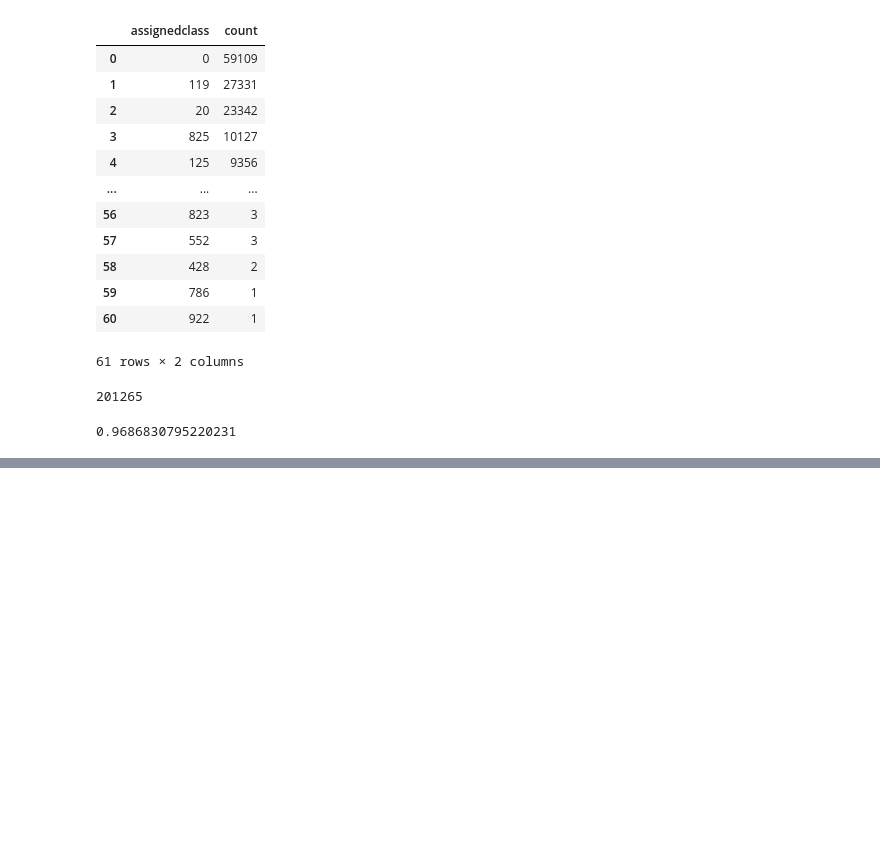
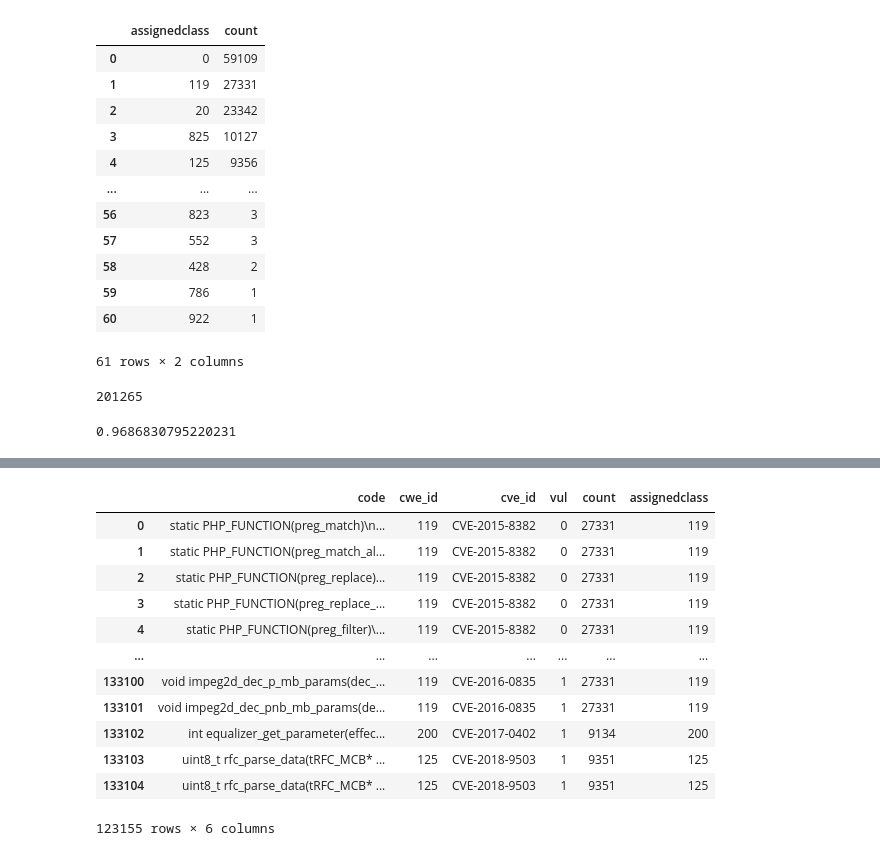
Before and after one commit to seunghee6022/TransVulDet, a Jupyter notebook: data_preprocessing/assign_cwes_ii.ipynb, the cells around one changed output, grey strips where cells are left out. Saved outputs shown, nothing was run; the diff lists cells and outputs as text; code cells hidden in the pictures; blank space fills up the shorter version.

```diff
--- a/data_preprocessing/assign_cwes_ii.ipynb
+++ b/data_preprocessing/assign_cwes_ii.ipynb
@@ -374,0 +405,17 @@ cweiter_stat.to_csv('preprocessed_datasets/assigined_cwe_cutoff1000.csv')
+# %%
+MSR_reassign = merge_assignclass_and_drop_by_cutoff(msr,cweiter,cutoff,output_dir='Bigvul/MSR_reassign.csv')
+MSR_reassign
+# %% [output]
+|  | code | cwe_id | cve_id | vul | count | assignedclass |
+| 0 | static PHP_FUNCTION(preg_match)\n... | 119 | CVE-2015-8382 | 0 | 27331 | 119 |
+| 1 | static PHP_FUNCTION(preg_match_al... | 119 | CVE-2015-8382 | 0 | 27331 | 119 |
+| 2 | static PHP_FUNCTION(preg_replace)... | 119 | CVE-2015-8382 | 0 | 27331 | 119 |
+| 3 | static PHP_FUNCTION(preg_replace_... | 119 | CVE-2015-8382 | 0 | 27331 | 119 |
+| 4 | static PHP_FUNCTION(preg_filter)\... | 119 | CVE-2015-8382 | 0 | 27331 | 119 |
+| ... | ... | ... | ... | ... | ... | ... |
+| 133100 | void impeg2d_dec_p_mb_params(dec_... | 119 | CVE-2016-0835 | 1 | 27331 | 119 |
+| 133101 | void impeg2d_dec_pnb_mb_params(de... | 119 | CVE-2016-0835 | 1 | 27331 | 119 |
+| 133102 | int equalizer_get_parameter(effec... | 200 | CVE-2017-0402 | 1 | 9134 | 200 |
+| 133103 | uint8_t rfc_parse_data(tRFC_MCB* ... | 125 | CVE-2018-9503 | 1 | 9351 | 125 |
+| 133104 | uint8_t rfc_parse_data(tRFC_MCB* ... | 125 | CVE-2018-9503 | 1 | 9351 | 125 |
+123155 rows × 6 columns
```
Also changed, not shown: parts of 3 cells of this notebook.
